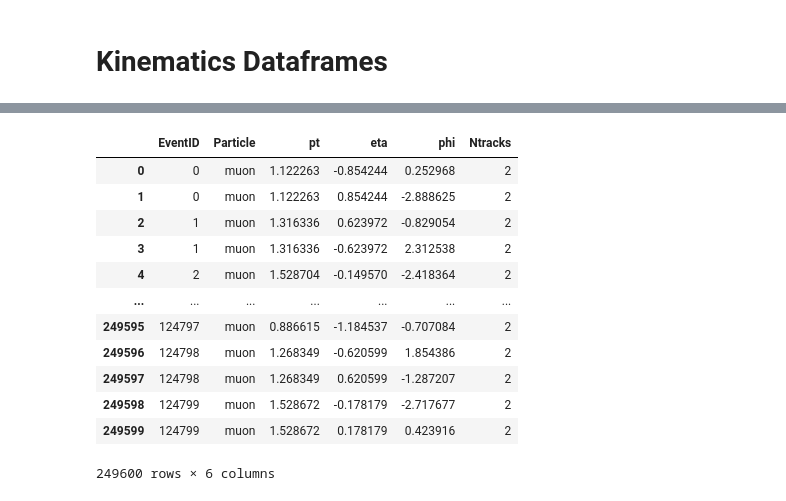
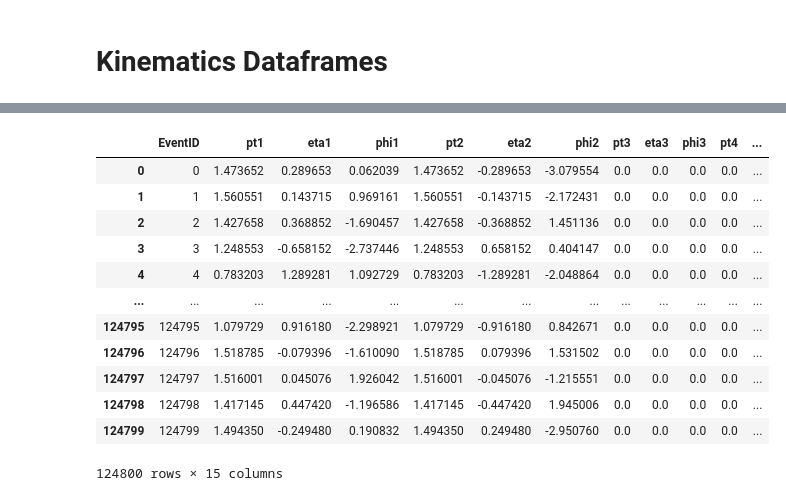
Before and after one commit to brianna5380/Anomalous-Particle-Detection, a Jupyter notebook: kinematics_generator.ipynb, the cells around one changed output, grey strips where cells are left out. Saved outputs shown, nothing was run; the diff lists cells and outputs as text; code cells hidden in the pictures.

```diff
--- a/kinematics_generator.ipynb
+++ b/kinematics_generator.ipynb
@@ -1634,0 +1646,11 @@ training_df_psi2s_muons_pions_gen1.head()
+# %%
+training_data_for_rho_gen1= []
+training_rho_events = generate_rhoprime_events(n_training)
+for event_id, event in enumerate(training_rho_events):
+    pion1_p, pion2_p = event
+    pion1_E = np.sqrt(np.linalg.norm(pion1_p)**2 + m_pion**2)
+    pion2_E = np.sqrt(np.linalg.norm(pion2_p)**2 + m_pion**2)
+    training_data_for_rho_gen1.append({"EventID": event_id, "Particle": "pion", "px": pion1_p[0], "py": pion1_p[1], "pz": pion1_p[2], "Energy": pion1_E})
+    training_data_for_rho_gen1.append({"EventID": event_id, "Particle": "pion", "px": pion2_p[0], "py": pion2_p[1], "pz": pion2_p[2], "Energy": pion2_E})
+training_df_rho_gen1 = pd.DataFrame(training_data_for_rho_gen1)
+training_df_rho_gen1
@@ -1729,28 +1742,70 @@ training_df_kinematics_ppka
 # %%
+df_jpsimuons_gen1 = compute_invariant_mass_column(df_jpsimuons_gen1)
+
 df_kinematics_jpsi = df_jpsimuons_gen1.copy()
+
+df_kinematics_jpsi_mass = df_kinematics_jpsi.groupby("EventID")["InvariantMass"].first().to_frame()
 
 df_kinematics_jpsi["pt"], df_kinematics_jpsi["eta"], df_kinematics_jpsi["phi"] = zip(*df_kinematics_jpsi.apply(
     lambda row: kinematics_pt_eta_phi(row["px"], row["py"], row["pz"]),
     axis=1
 ))
 
 track_counts = df_kinematics_jpsi.groupby("EventID").size()
 df_kinematics_jpsi["Ntracks"] = df_kinematics_jpsi["EventID"].map(track_counts)
 
 df_kinematics_jpsi = df_kinematics_jpsi.drop(columns=["px", "py", "pz", "Energy"])
+
+# Step 1: number the rows within each EventID (track index)
+df_kinematics_jpsi["track_index"] = (
+    df_kinematics_jpsi.groupby("EventID").cumcount() + 1
+)
+
+# Step 2: pivot so each track becomes its own set of columns
+df_kinematics_jpsi = df_kinematics_jpsi.pivot(
+    index="EventID",
+    columns="track_index",
+    values=["pt", "eta", "phi"]
+)
+
+# Step 3: flatten the multi-index column names
+df_kinematics_jpsi.columns = [
+    f"{var}{i}" for var, i in df_kinematics_jpsi.columns
+]
+
+# Step 4: ensure columns for tracks 3 and 4 exist → pad with zeros
+expected_cols = []
+for i in [1, 2, 3, 4]:
+    expected_cols += [f"pt{i}", f"eta{i}", f"phi{i}"]
+
+for col in expected_cols:
+    if col not in df_kinematics_jpsi:
+        df_kinematics_jpsi[col] = 0.0  # fill missing tracks with zeros
+
+# Step 5: sort columns in correct order
+df_kinematics_jpsi = df_kinematics_jpsi[expected_cols]
+
+ntracks_df = df_jpsimuons_gen1.groupby("EventID").size().rename("Ntracks")
+
+df_kinematics_jpsi = df_kinematics_jpsi.merge(ntracks_df, on="EventID")
+
+df_kinematics_jpsi = df_kinematics_jpsi.merge(df_kinematics_jpsi_mass, on="EventID")
+
+df_kinematics_jpsi = df_kinematics_jpsi.reset_index()
+
 df_kinematics_jpsi
 # %% [output]
-|  | EventID | Particle | pt | eta | phi | Ntracks |
-| 0 | 0 | muon | 1.122263 | -0.854244 | 0.252968 | 2 |
-| 1 | 0 | muon | 1.122263 | 0.854244 | -2.888625 | 2 |
-| 2 | 1 | muon | 1.316336 | 0.623972 | -0.829054 | 2 |
-| 3 | 1 | muon | 1.316336 | -0.623972 | 2.312538 | 2 |
-| 4 | 2 | muon | 1.528704 | -0.149570 | -2.418364 | 2 |
-| ... | ... | ... | ... | ... | ... | ... |
-| 249595 | 124797 | muon | 0.886615 | -1.184537 | -0.707084 | 2 |
-| 249596 | 124798 | muon | 1.268349 | -0.620599 | 1.854386 | 2 |
-| 249597 | 124798 | muon | 1.268349 | 0.620599 | -1.287207 | 2 |
-| 249598 | 124799 | muon | 1.528672 | -0.178179 | -2.717677 | 2 |
-| 249599 | 124799 | muon | 1.528672 | 0.178179 | 0.423916 | 2 |
+|  | EventID | pt1 | eta1 | phi1 | pt2 | eta2 | phi2 | pt3 | eta3 | phi3 | pt4 | ... |
+| 0 | 0 | 1.473652 | 0.289653 | 0.062039 | 1.473652 | -0.289653 | -3.079554 | 0.0 | 0.0 | 0.0 | 0.0 | ... |
+| 1 | 1 | 1.560551 | 0.143715 | 0.969161 | 1.560551 | -0.143715 | -2.172431 | 0.0 | 0.0 | 0.0 | 0.0 | ... |
+| 2 | 2 | 1.427658 | 0.368852 | -1.690457 | 1.427658 | -0.368852 | 1.451136 | 0.0 | 0.0 | 0.0 | 0.0 | ... |
+| 3 | 3 | 1.248553 | -0.658152 | -2.737446 | 1.248553 | 0.658152 | 0.404147 | 0.0 | 0.0 | 0.0 | 0.0 | ... |
+| 4 | 4 | 0.783203 | 1.289281 | 1.092729 | 0.783203 | -1.289281 | -2.048864 | 0.0 | 0.0 | 0.0 | 0.0 | ... |
+| ... | ... | ... | ... | ... | ... | ... | ... | ... | ... | ... | ... | ... |
+| 124795 | 124795 | 1.079729 | 0.916180 | -2.298921 | 1.079729 | -0.916180 | 0.842671 | 0.0 | 0.0 | 0.0 | 0.0 | ... |
+| 124796 | 124796 | 1.518785 | -0.079396 | -1.610090 | 1.518785 | 0.079396 | 1.531502 | 0.0 | 0.0 | 0.0 | 0.0 | ... |
+| 124797 | 124797 | 1.516001 | 0.045076 | 1.926042 | 1.516001 | -0.045076 | -1.215551 | 0.0 | 0.0 | 0.0 | 0.0 | ... |
+| 124798 | 124798 | 1.417145 | 0.447420 | -1.196586 | 1.417145 | -0.447420 | 1.945006 | 0.0 | 0.0 | 0.0 | 0.0 | ... |
+| 124799 | 124799 | 1.494350 | -0.249480 | 0.190832 | 1.494350 | 0.249480 | -2.950760 | 0.0 | 0.0 | 0.0 | 0.0 | ... |
-249600 rows × 6 columns
+124800 rows × 15 columns
 # %%
```
Also changed, not shown: parts of 41 cells of this notebook.
